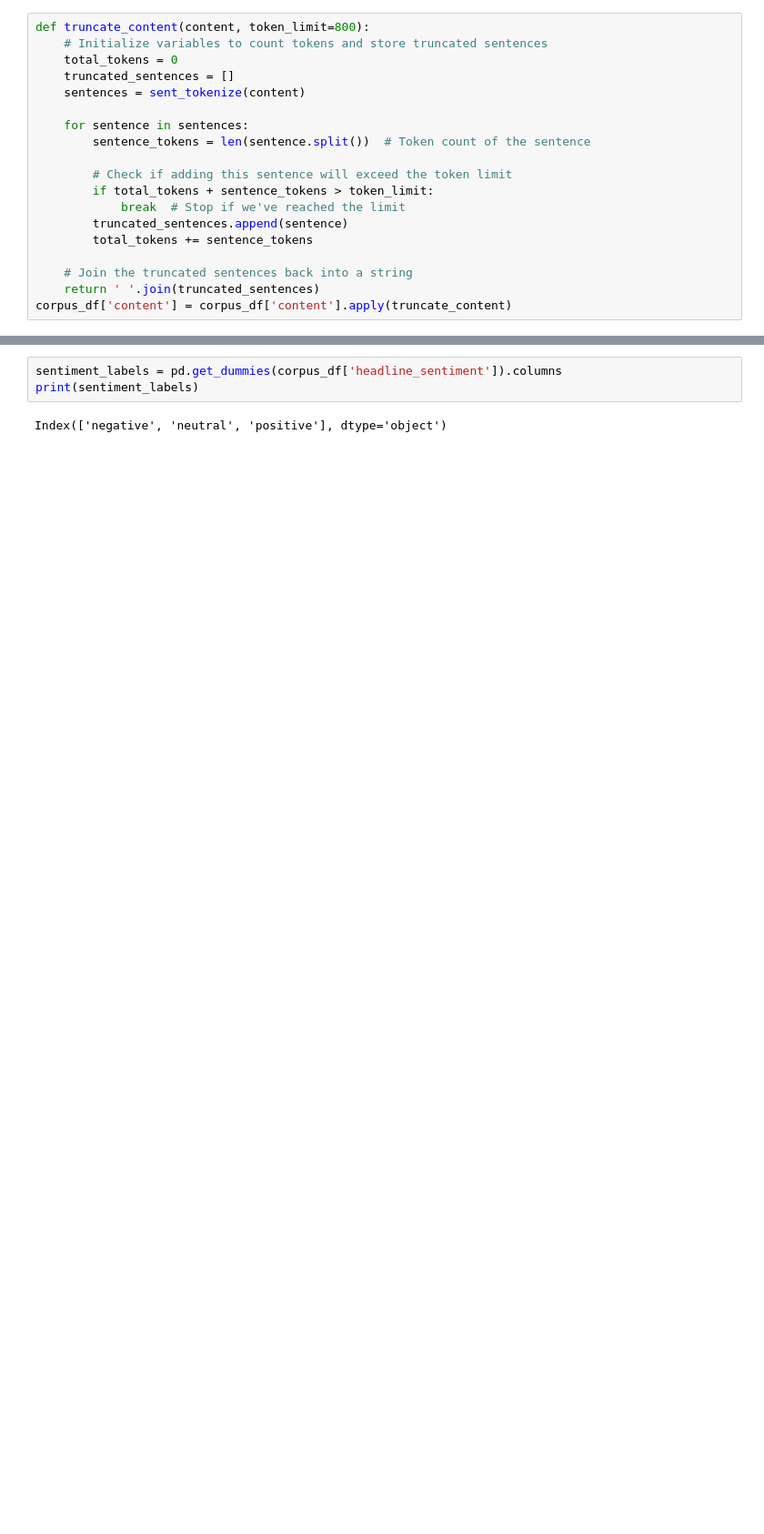
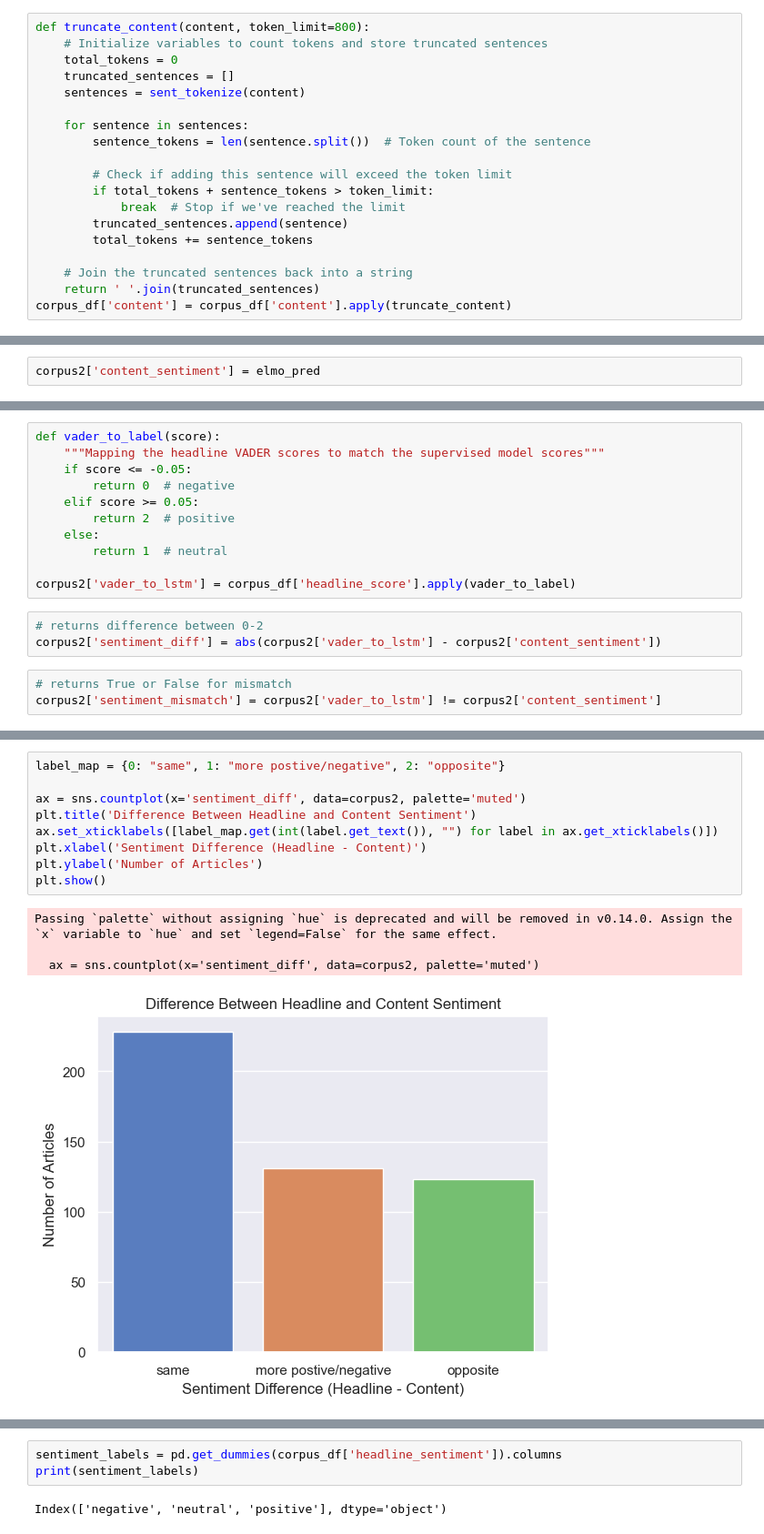
Before and after one commit to gaylejuntilla/MA3831-A3, a Jupyter notebook: VADER_and_ELMo.ipynb, the cells around one changed output, grey strips where cells are left out. Shown at 91% size. Saved outputs shown, nothing was run; the diff lists cells and outputs as text; blank space fills up the shorter version.

```diff
--- a/VADER_and_ELMo.ipynb
+++ b/VADER_and_ELMo.ipynb
@@ -183,0 +374,2 @@ Test Loss: 1.5784857273101807, Test Accuracy: 0.31683167815208435
+# %%
+corpus2['content_sentiment'] = elmo_pred
@@ -183,0 +404,17 @@ Test Loss: 1.5784857273101807, Test Accuracy: 0.31683167815208435
+# %%
+def vader_to_label(score):
+    """Mapping the headline VADER scores to match the supervised model scores"""
+    if score <= -0.05:
+        return 0  # negative
+    elif score >= 0.05:
+        return 2  # positive
+    else:
+        return 1  # neutral
+
+corpus2['vader_to_lstm'] = corpus_df['headline_score'].apply(vader_to_label)
+# %%
+# returns difference between 0-2
+corpus2['sentiment_diff'] = abs(corpus2['vader_to_lstm'] - corpus2['content_sentiment'])
+# %%
+# returns True or False for mismatch
+corpus2['sentiment_mismatch'] = corpus2['vader_to_lstm'] != corpus2['content_sentiment']
@@ -183,0 +437,14 @@ Test Loss: 1.5784857273101807, Test Accuracy: 0.31683167815208435
+# %%
+label_map = {0: "same", 1: "more postive/negative", 2: "opposite"}
+
+ax = sns.countplot(x='sentiment_diff', data=corpus2, palette='muted')
+plt.title('Difference Between Headline and Content Sentiment')
+ax.set_xticklabels([label_map.get(int(label.get_text()), "") for label in ax.get_xticklabels()])
+plt.xlabel('Sentiment Difference (Headline - Content)')
+plt.ylabel('Number of Articles')
+plt.show()
+# %% [output]
+Passing `palette` without assigning `hue` is deprecated and will be removed in v0.14.0. Assign the `x` variable to `hue` and set `legend=False` for the same effect.
+
+  ax = sns.countplot(x='sentiment_diff', data=corpus2, palette='muted')
+[figure, added]
```
Also changed, not shown: parts of 44 cells of this notebook.
